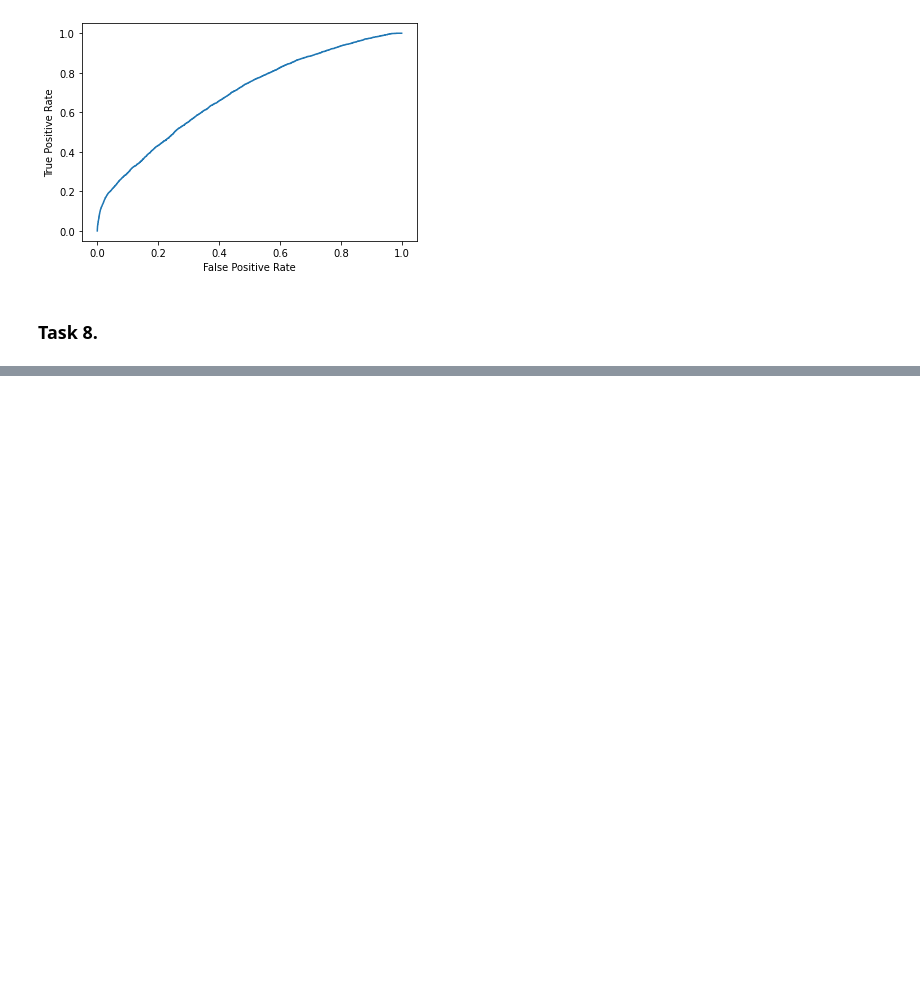
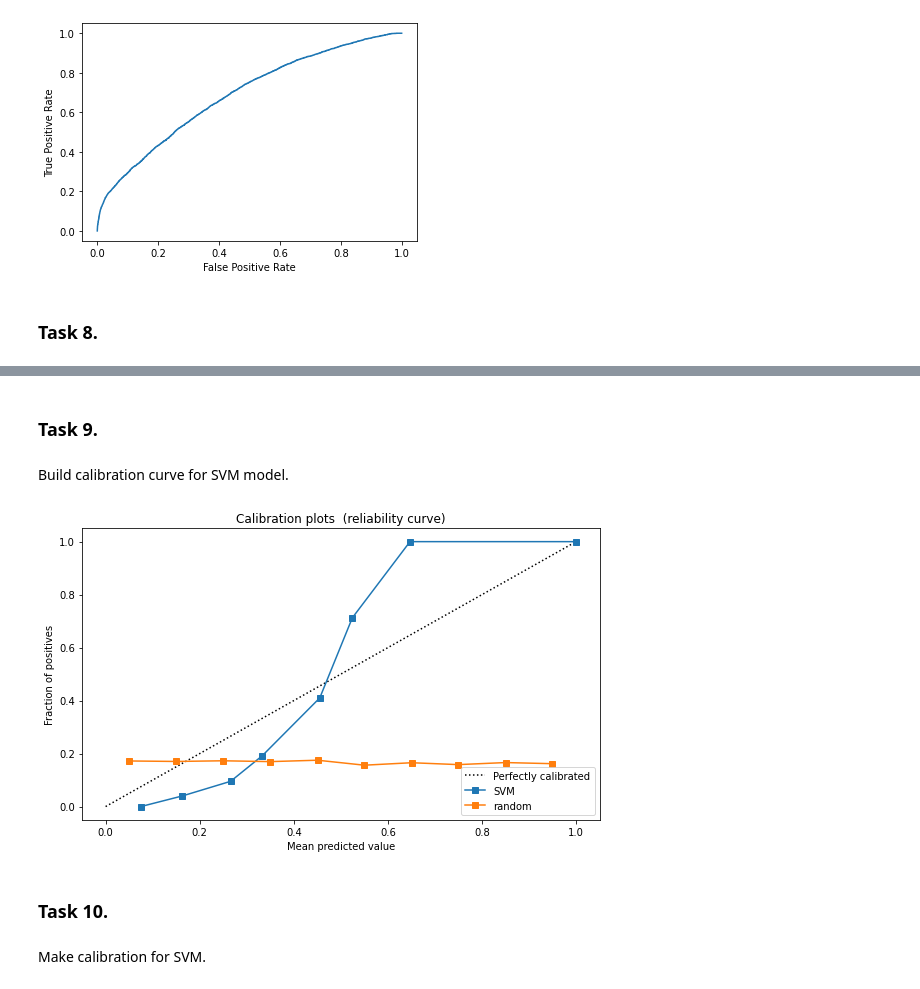
Before and after one commit to nktnlx/mle_course, a Jupyter notebook: 02_ml/13_svm.ipynb, the cells around one changed output, grey strips where cells are left out. Drawn from its saved outputs; the diff is of its cells as text; code cells hidden in the pictures; blank space fills up the shorter version.

Commit message:
all tasks finished

```diff
--- a/02_ml/13_svm.ipynb
+++ b/02_ml/13_svm.ipynb
@@ -185,0 +212,31 @@ tbc..
+# %% [markdown]
+### Task 9.
+# %% [markdown]
+Build calibration curve for SVM model.
+# %%
+# perfectly calibrated line
+plt.figure(figsize=(8, 5))
+plt.plot([0, 1], [0, 1], 'k:', label='Perfectly calibrated')
+
+# model predictions on test data
+prob_pos = output_scaling(pipe_svm.fit(X_train, y_train).decision_function(X_test))
+fraction_of_positives, mean_predicted_value = calibration_curve(y_test, prob_pos, n_bins=10)
+plt.plot(mean_predicted_value, fraction_of_positives, 's-', label='SVM')
+
+# random model prediction results
+prob_pos = np.random.uniform(size=(X_test.shape[0],))
+fraction_of_positives, mean_predicted_value = calibration_curve(y_test, prob_pos, n_bins=10)
+plt.plot(mean_predicted_value, fraction_of_positives, 's-', label='random')
+
+plt.ylabel('Fraction of positives')
+plt.xlabel('Mean predicted value')
+plt.ylim([-0.05, 1.05])
+plt.legend(loc='lower right')
+plt.title('Calibration plots  (reliability curve)')
+plt.tight_layout()
+# %% [output]
+[figure, added]
+# %% [markdown]
+### Task 10.
+# %% [markdown]
+Make calibration for SVM.
```
Also changed, not shown: parts of 9 cells of this notebook.
